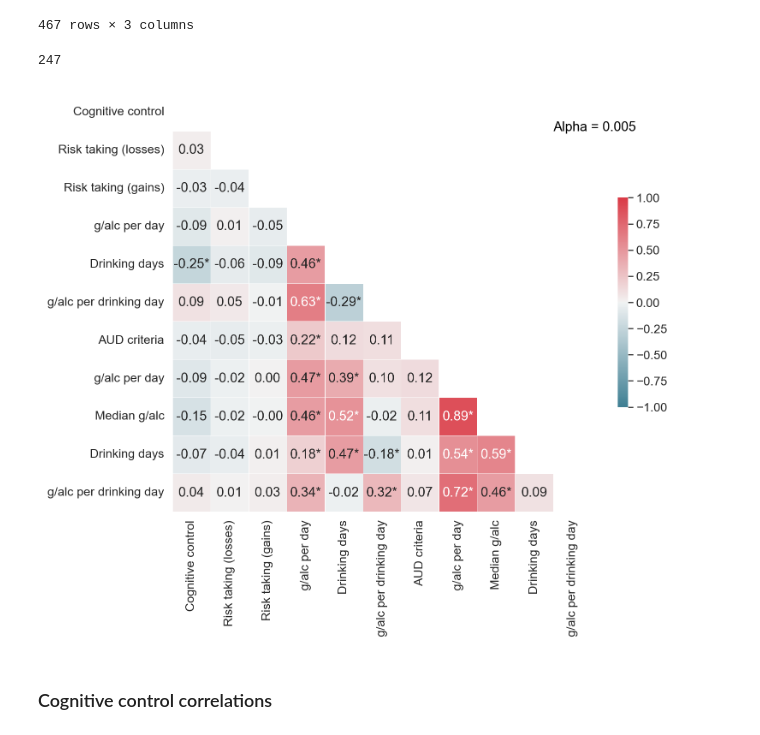
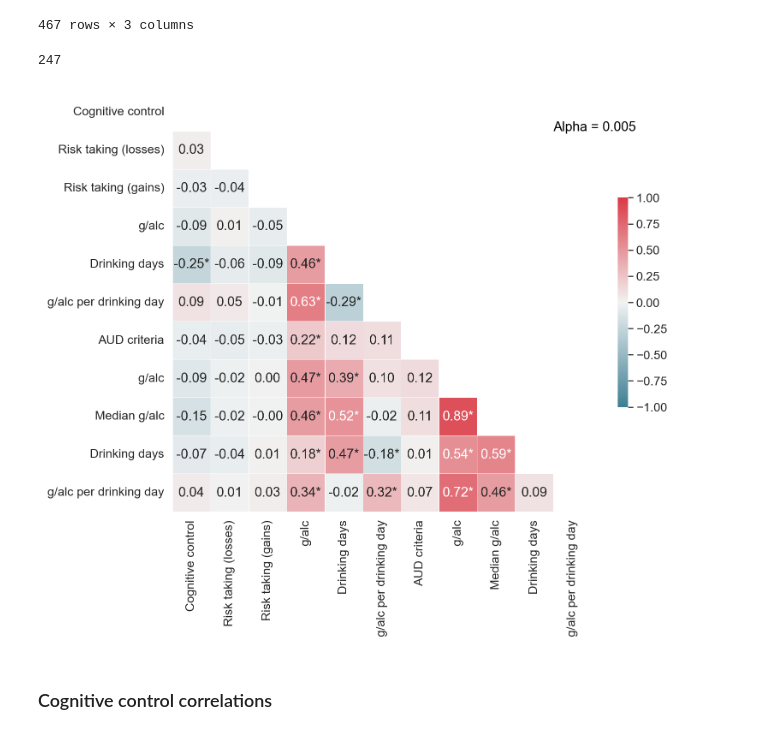
Before and after one commit to hgzech/trr265, a Jupyter notebook: notebooks/23_gbe.factor_analysis.ipynb, the cells around one changed output. Saved outputs shown, nothing was run; the diff lists cells and outputs as text; code cells hidden in the pictures.

```diff
--- a/notebooks/23_gbe.factor_analysis.ipynb
+++ b/notebooks/23_gbe.factor_analysis.ipynb
@@ -502,32 +516,32 @@ def correlation_matrix(analysis_data, alpha = .05, bonferroni = False, size = (1
 # %%
 labels = {
     "wm_no_1":"no distractor (long)",
     "wm_no_2":"no distractor (short)",
     "wm_encoding":"encoding distractor",
     "wm_delayed":"delayed distractor",
     "rtt_win":"% gambles (win)",
     "rtt_loss":"% gambles (loss)",
     "rtt_mixed":"% gambles (mixed)",
     "ist_oversampling":"oversampling",
     "last_three_month":"Drinks per day",
-    "g_alc_per_day_last_three_month":"g/alc per day",
+    "g_alc_per_day_last_three_month":"g/alc",
     "g_alc_per_drinking_day_last_three_month":"g/alc per drinking day",
     "drinking_days_last_three_month":"Drinking days",
     "drinks_per_drinking_day_last_three_month":"Drinks per drinking day",
     "aud":"AUD criteria",
-    "mean_g_alc":" g/alc per day",
+    "mean_g_alc":" g/alc",
     "median_g_alc":"Median g/alc",
     "drinking_days":" Drinking days",
     "g_alc_per_drinking_day":" g/alc per drinking day",
     "Factor 1": "Cognitive control",
     "Factor 2": "Risk taking (losses)",
     "Factor 3": "Risk taking (gains)"
 }
 result = result.rename(columns = labels)
 correlation_matrix(result, alpha = .005)
 # %% [output]
 247
-[figure, old version]
+[figure, new version]
 # %% [markdown]
 ### Cognitive control correlations
 # %%
```
Also changed, not shown: parts of 9 cells of this notebook, 30 other files.
